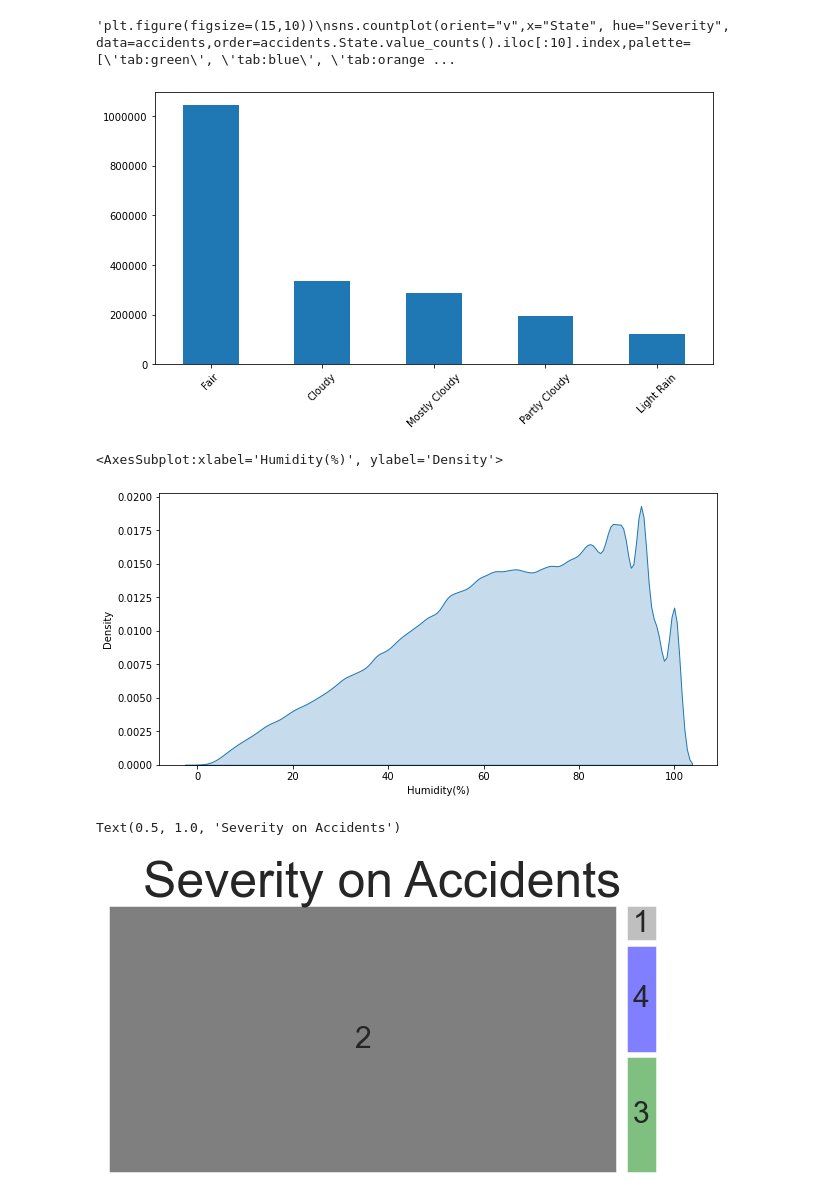
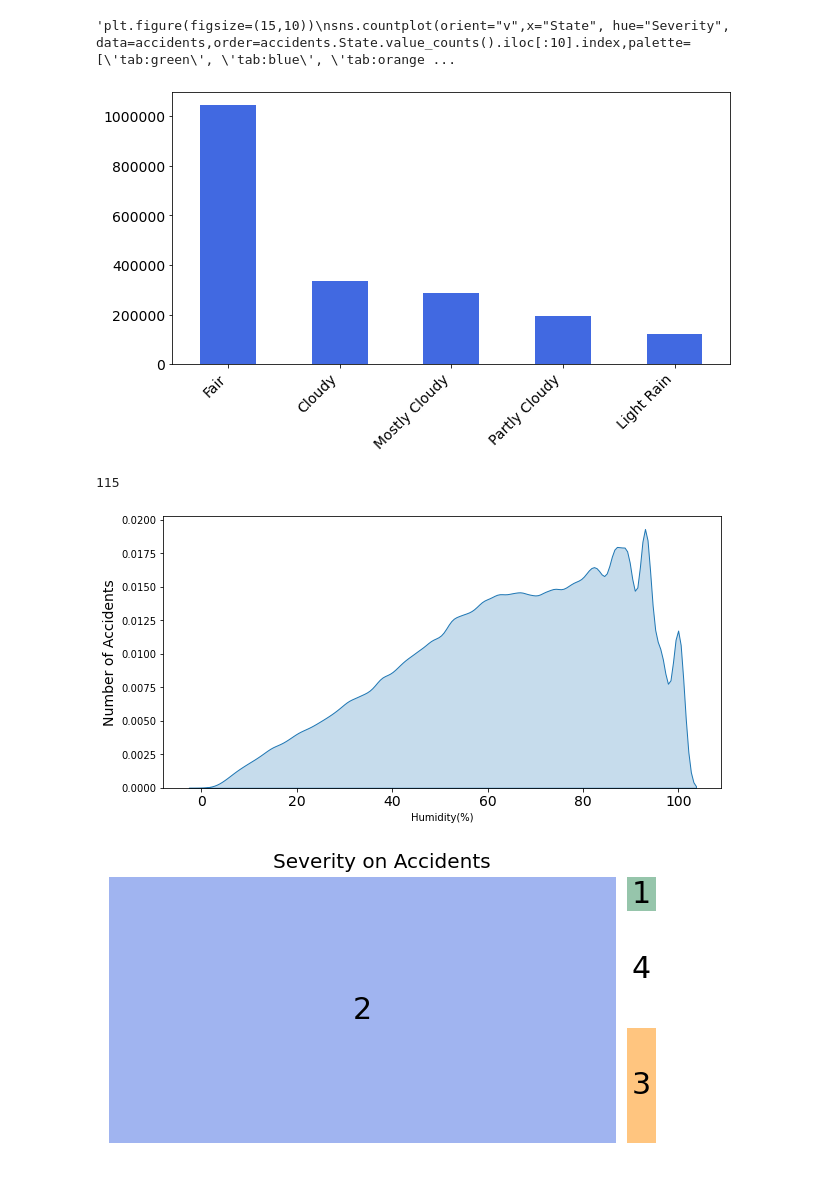
Before and after one commit to NikosKefalas/Car-Accidents-EDA, a Jupyter notebook: Analysis/Car Accident Analysis.ipynb, the cells around one changed output. Drawn from its saved outputs; the diff is of its cells as text; code cells hidden in the pictures.

```diff
--- a/Analysis/Car Accident Analysis.ipynb
+++ b/Analysis/Car Accident Analysis.ipynb
@@ -320,10 +365,17 @@ sns.countplot(orient="v",x="State", hue="Severity", data=accidents,order=acciden
 
 #plt.show()
 # %%
-accidents['Weather_Condition'].value_counts().head(5).plot.bar(figsize=(10,5),rot=45)
+accidents['Weather_Condition'].value_counts().head(5).plot.bar(figsize=(10,5),color='royalblue')
+plt.xticks(fontsize=14, rotation=45,ha="right")
+plt.yticks(fontsize=14)
 plt.ticklabel_format(style='plain', axis='y')
+plt.savefig('weather.png', transparent=True,bbox_inches='tight')
 # %% [output]
-[figure, old version]
+[figure, new version]
+# %%
+accidents['Weather_Condition'].nunique()
+# %% [output]
+115
 # %%
 #miami=accidents[accidents['City']=='Miami']
 # %%
@@ -334,20 +386,23 @@ plt.ticklabel_format(style='plain', axis='y')
 #los_angeles['Street'].value_counts().head(20).plot.bar()
 # %%
 plt.figure(figsize = (10,5))
+
 sns.kdeplot(accidents["Humidity(%)"],shade=True)
+plt.ylabel('Number of Accidents', fontsize=14)
+plt.xticks(fontsize=14)
+plt.savefig('weather.png', transparent=True,bbox_inches='tight')
 # %% [output]
-<AxesSubplot:xlabel='Humidity(%)', ylabel='Density'>
-[figure, old version]
+[figure, new version]
 # %%
 import squarify
 
 sizes= accidents["Severity"].value_counts()# proportions of the categories
 plt.figure(figsize = (10,5))
-squarify.plot(sizes=sizes,label=sizes.index,color=["Black","green","blue", "grey"],alpha=0.5,pad=True,text_kwargs={'fontsize':30})
+squarify.plot(sizes=sizes,label=sizes.index,color=["royalblue","darkorange","white", "seagreen"],alpha=0.5,pad=True,text_kwargs={'fontsize':30})
 plt.axis('off')
-plt.title("Severity on Accidents",fontsize=50)
+plt.title("Severity on Accidents",fontsize=20)
+plt.savefig('severity2.png', transparent=True,bbox_inches='tight')
 # %% [output]
-Text(0.5, 1.0, 'Severity on Accidents')
-[figure, old version]
+[figure, new version]
 # %%
 plt.figure(figsize = (10,5))
```
Also changed, not shown: parts of 33 cells of this notebook, 1 other file.
